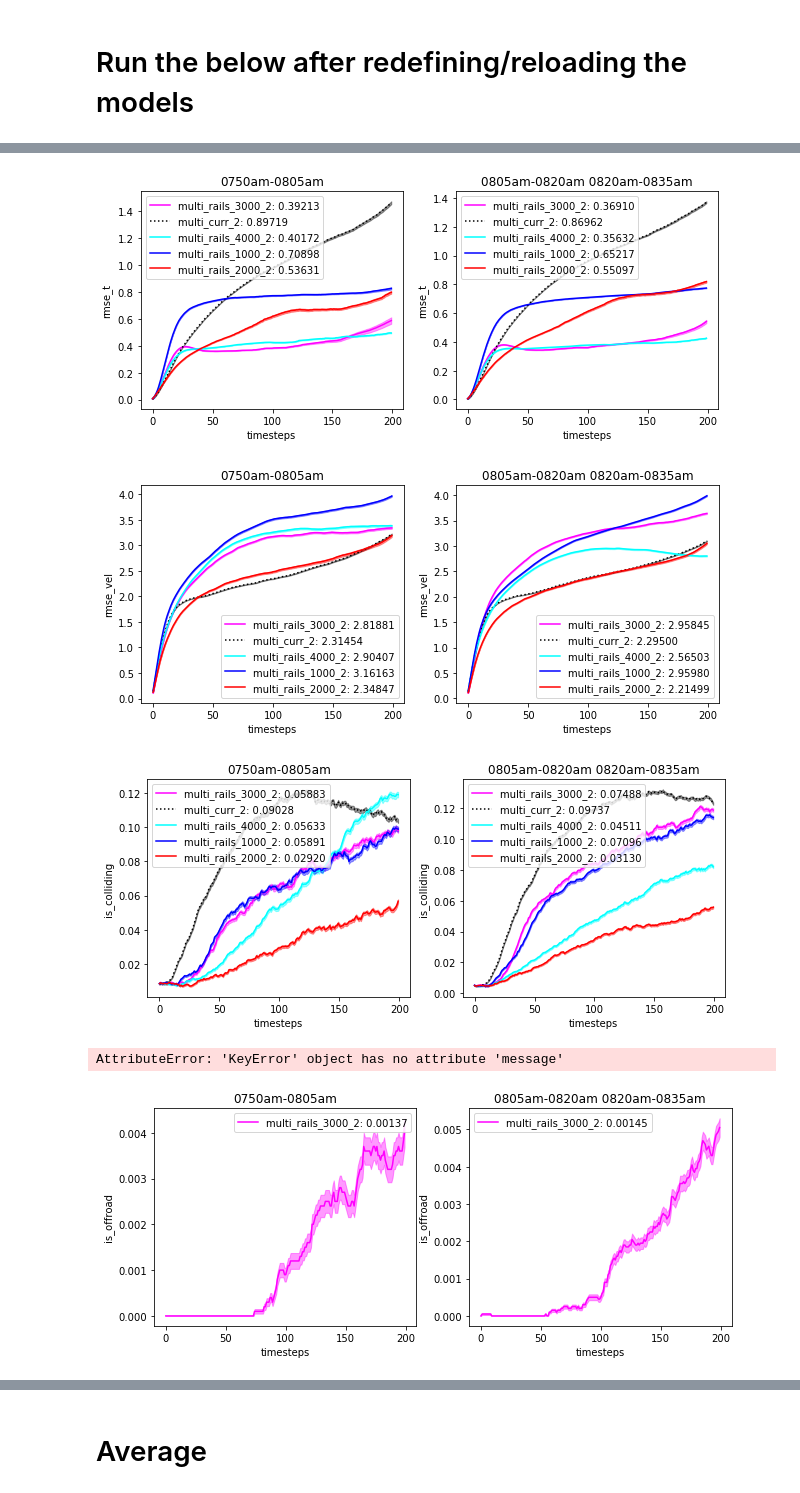
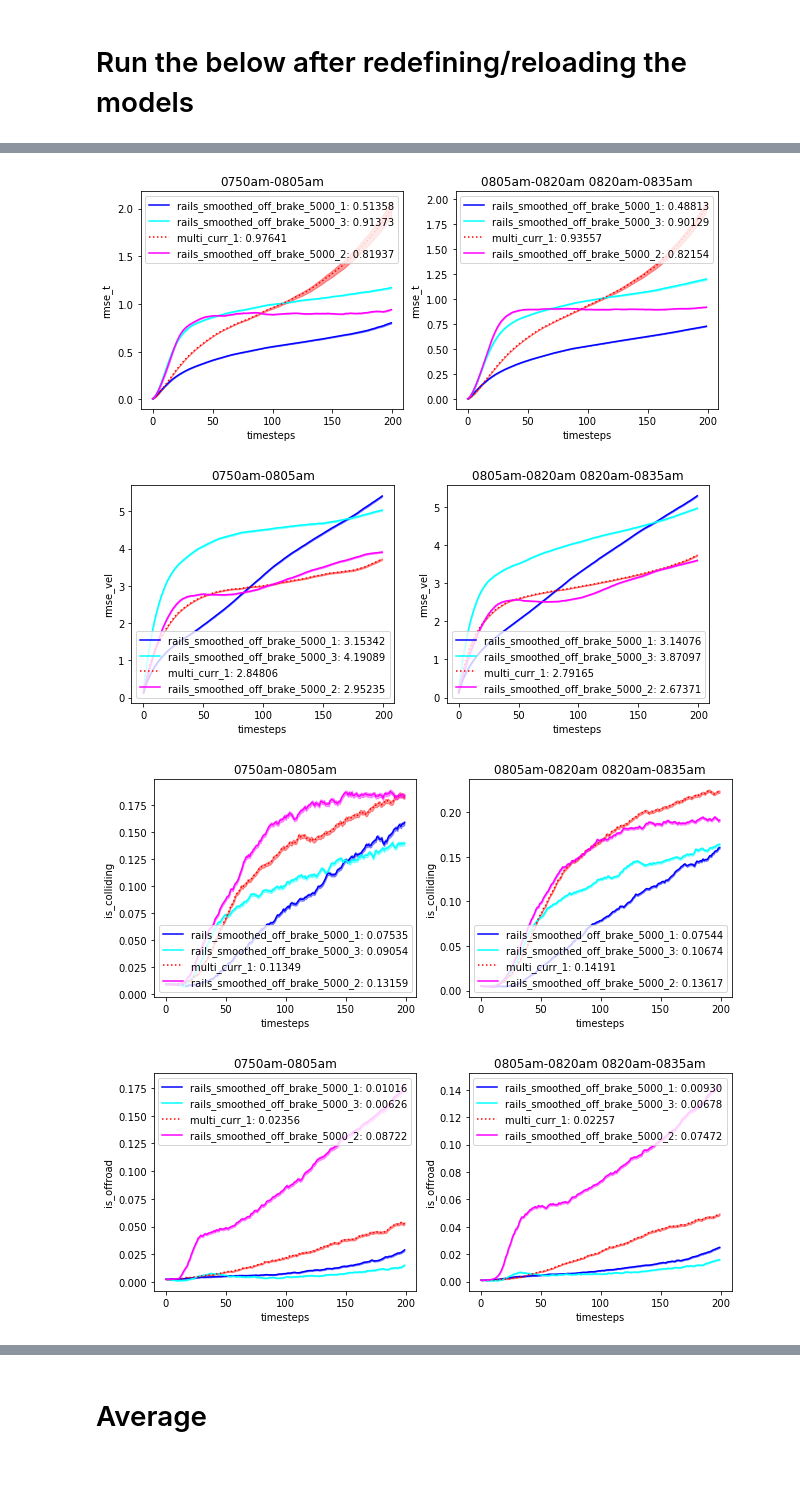
Before and after one commit to sisl/ngsim_env, a Jupyter notebook: scripts/imitation/visualize_rails.ipynb, the cells around one changed output, grey strips where cells are left out. Cells and saved outputs as stored; diff of their text form; code cells hidden in the pictures.

Commit message:
updated visualize scripts, no significant changes

```diff
--- a/scripts/imitation/visualize_rails.ipynb
+++ b/scripts/imitation/visualize_rails.ipynb
@@ -29,11 +29,19 @@ colors = {
 }
 
 colors = {
-    'multiagent_rails_1000_2_fine': 'blue',
-    'multiagent_rails_2000_2_fine': 'red',
-    'multiagent_rails_3000_2_fine': 'magenta',
-    'multiagent_rails_4000_2_fine': 'cyan',
+    'rails_discontinuous_reward/multiagent_rails_1000_2_fine': 'blue',
+    'rails_discontinuous_reward/multiagent_rails_2000_2_fine': 'red',
+    'rails_discontinuous_reward/multiagent_rails_3000_2_fine': 'magenta',
+    'rails_discontinuous_reward/multiagent_rails_4000_2_fine': 'cyan',
     'multiagent_curr_2_fine': 'black',
+    'singleagent_def_1_fine': 'orange',
+}
+
+colors = {
+    'multiagent_curr_1_fine': 'red',
+    'rails_smoothed_off_brake_5000_1_fine': 'blue',
+    'rails_smoothed_off_brake_5000_2_fine': 'magenta',
+    'rails_smoothed_off_brake_5000_3_fine': 'cyan',
 }
 
 model_labels = list(colors.keys())
@@ -133,9 +141,10 @@ for attr in attrs:
         try:
             plot_validation(traj_lab_dict[label][0], ngsim_labels,
                     color=colors[label], attr=attr, style=style, length=length, model_label=label.replace(\
-                                        '_fine','').replace('multiagent','multi'))
+                                        '_fine','').replace('multiagent','multi').replace(\
+                                        'rails_discontinuous_reward','sharp'))
         except Exception as e:
-            print(label, "was not plotted for attr", attr, 'due to: ', e.message)
+            print(label, "was not plotted for attr", attr, 'due to: ', type(e))
     plt.savefig(attr + '_rails.png')
     plt.show()
 # %% [output]
@@ -143,5 +152,4 @@ for attr in attrs:
-[figure, old version]
+[figure, new version]
-[figure, old version]
+[figure, new version]
-[figure, old version]
+[figure, new version]
-AttributeError: 'KeyError' object has no attribute 'message'
-[figure, old version]
+[figure, new version]
```
Also changed, not shown: parts of 2 cells of this notebook, 1 other file.
